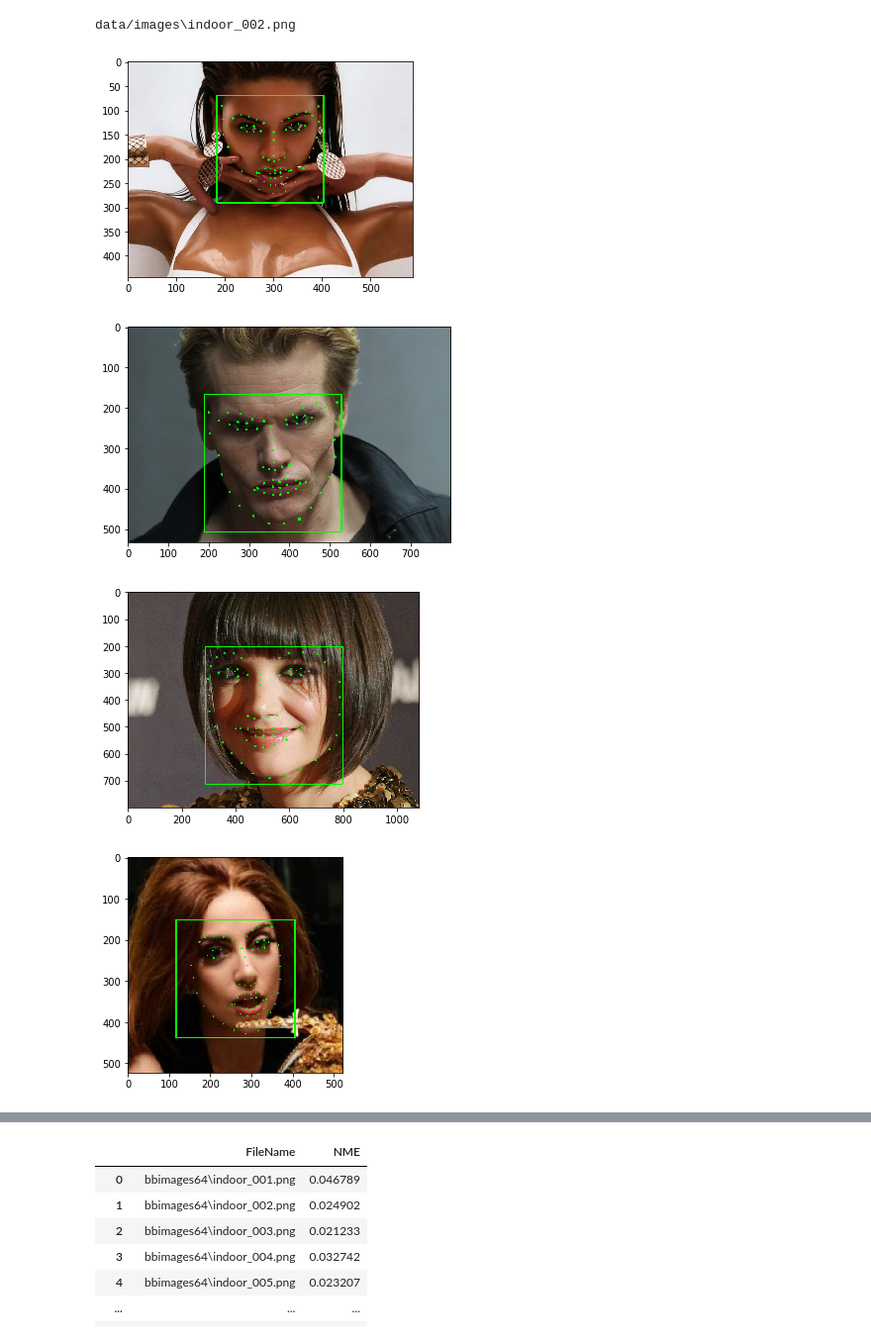
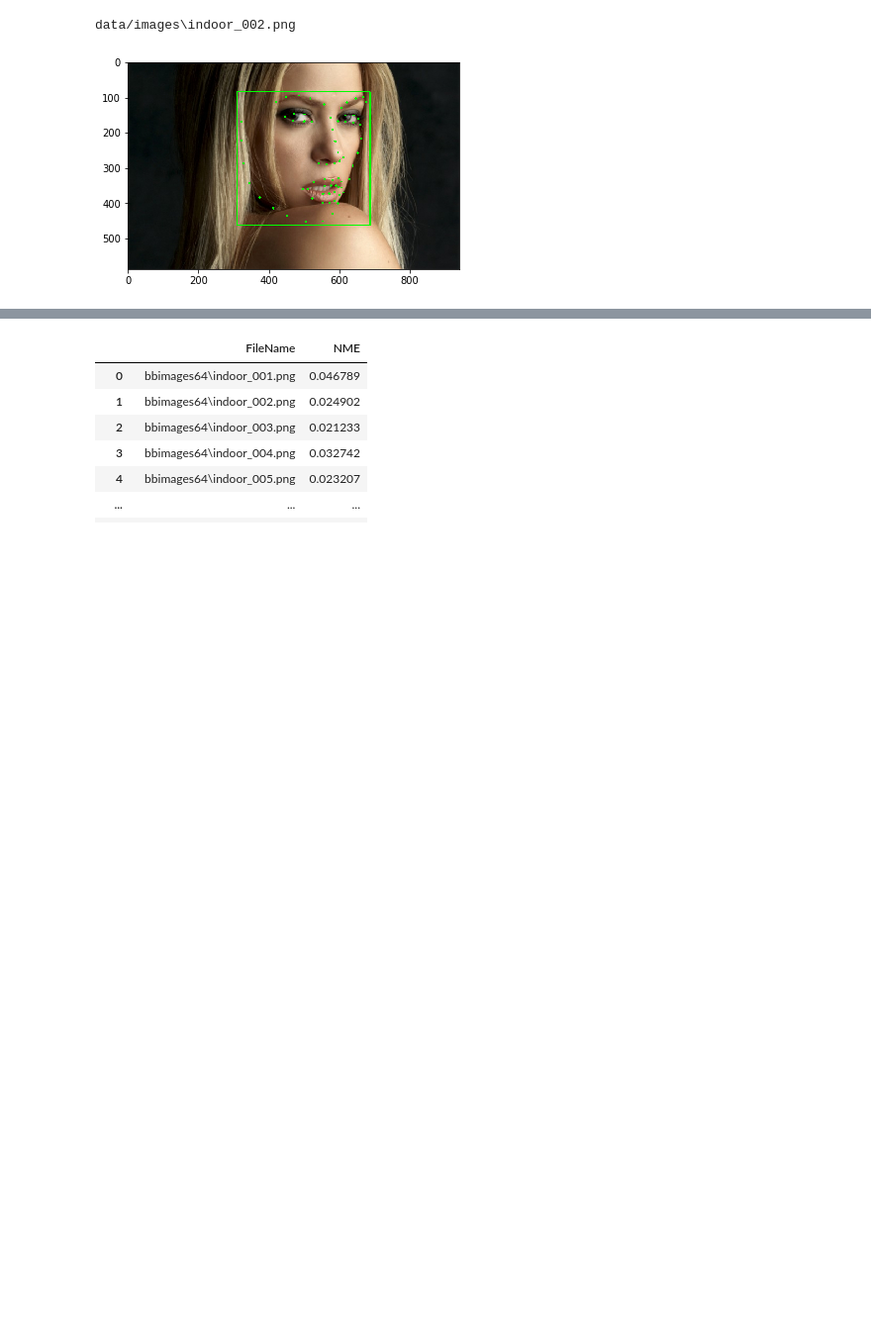
Before and after one commit to wzwart/MLP_Project, a Jupyter notebook: base_line_tests/dataset_modifications.ipynb, the cells around one changed output, grey strips where cells are left out. Shown at 99% size. Cells and saved outputs as stored; diff of their text form; code cells hidden in the pictures; blank space fills up the shorter version.

```diff
--- a/base_line_tests/dataset_modifications.ipynb
+++ b/base_line_tests/dataset_modifications.ipynb
@@ -15,7 +15,7 @@ shape_predictor= "shape_predictor_68_face_landmarks.dat"
 detector = dlib.get_frontal_face_detector()
 predictor = dlib.shape_predictor(shape_predictor)
 # %%
-image_files= glob.glob("data/images/*.png", )
+image_files= glob.glob("images/*.png", )
 # %%
 def calc_landmarks_from_file(image_file,draw=True):
     #read the points file
@@ -159,7 +159,7 @@ def getBoundingBox(image_file,draw=True):
         cv2.rectangle(ori_image, (int(x), int(y)), (int(x + w), int(y + h)), (0, 255, 0), 2)
 
         for (x, y) in points:
-            cv2.circle(ori_image, (int(x),int(y)), int(2*scale_factor), (0, 255, 0), -1)
+            cv2.circle(ori_image, (int(x),int(y)), 3, (0, 255, 0), -1)
 
         plt.imshow(cv2.cvtColor(ori_image, cv2.COLOR_BGR2RGB))
         plt.show()
@@ -284,16 +284,13 @@ data/images\indoor_001.png
 data/images\indoor_002.png
 # %%
 # this is where you select a subset of the files
-image_files_to_explore=image_files[0:4]
+image_files_to_explore=image_files[11:12]
 # show  each picture?
 draw =True
 
 for image_file in image_files_to_explore:
     getBoundingBox(image_file,draw)
 # %% [output]
-[figure, old version]
+[figure, new version]
-[figure, removed]
-[figure, removed]
-[figure, removed]
 # %%
 # This is w
```
Also changed, not shown: parts of 2 cells of this notebook, 3 other files.
